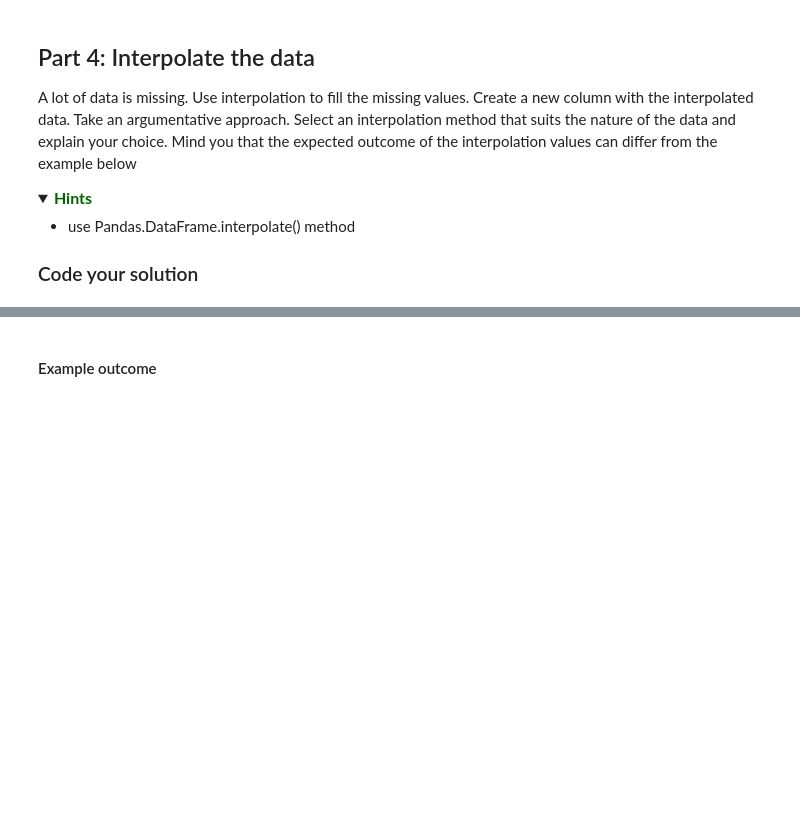
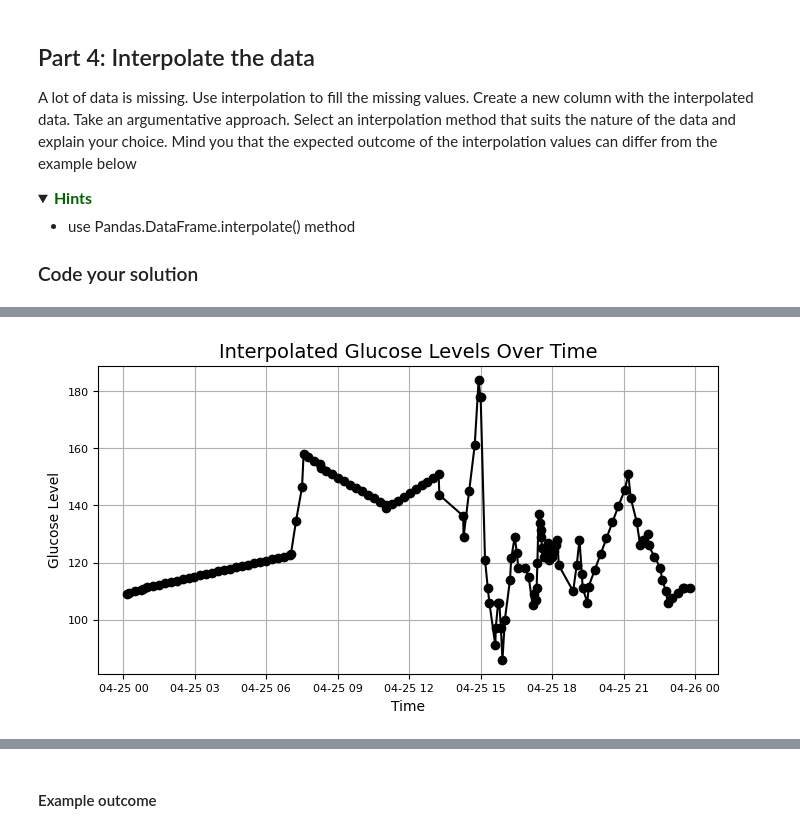
Before and after one commit to hoomanhanaei/DS_101, a Jupyter notebook: Assignment_02/Assignment_week_02.ipynb, the cells around one changed output, grey strips where cells are left out. Drawn from its saved outputs; the diff is of its cells as text; code cells hidden in the pictures; folded sections open; blank space fills up the shorter version.

Commit message:
Interpolation

```diff
--- a/Assignment_02/Assignment_week_02.ipynb
+++ b/Assignment_02/Assignment_week_02.ipynb
@@ -425,0 +427,7 @@ NameError: name 'df' is not defined
+# %%
+# Linear Interpolation.
+
+interpolated_df = ndf_glucose.copy()
+
+interpolated_df['interpolated_glucose'] = interpolated_df['glucose'].interpolate(method='linear').astype('float')
+interpolated_df.head()
@@ -425,0 +441,12 @@ NameError: name 'df' is not defined
+# %%
+# Line Plot for interpolated glucose over time.
+plt.figure(figsize=(8,4))
+plt.plot(interpolated_df['time'], interpolated_df['interpolated_glucose'],
+         marker='o', linestyle='-', color='black')
+plt.title('Interpolated Glucose Levels Over Time', fontsize=14)
+plt.xlabel('Time')
+plt.ylabel('Glucose Level')
+plt.grid()
+plt.show()
+# %% [output]
+[figure, added]
```
Also changed, not shown: parts of 6 cells of this notebook.
